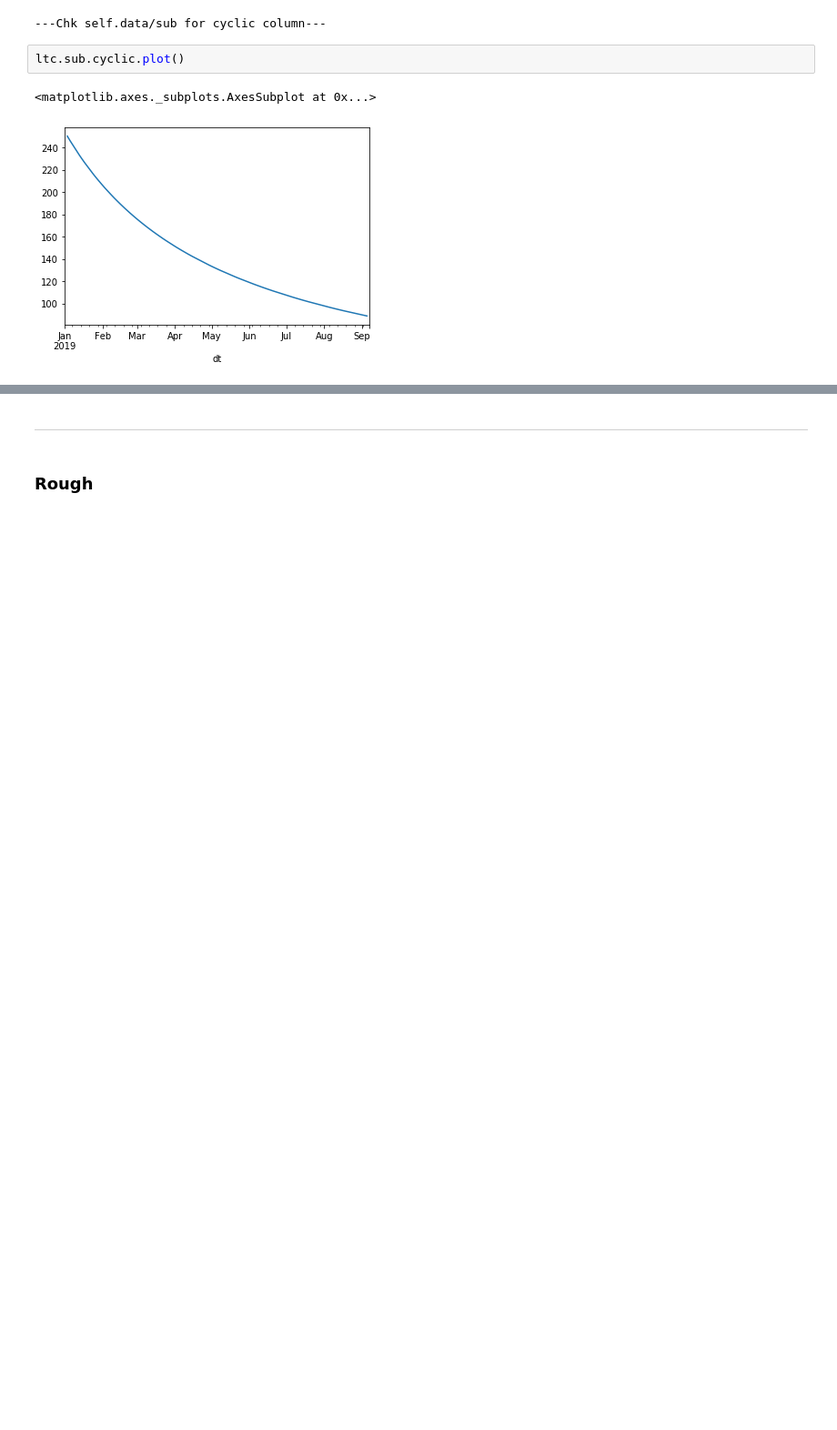
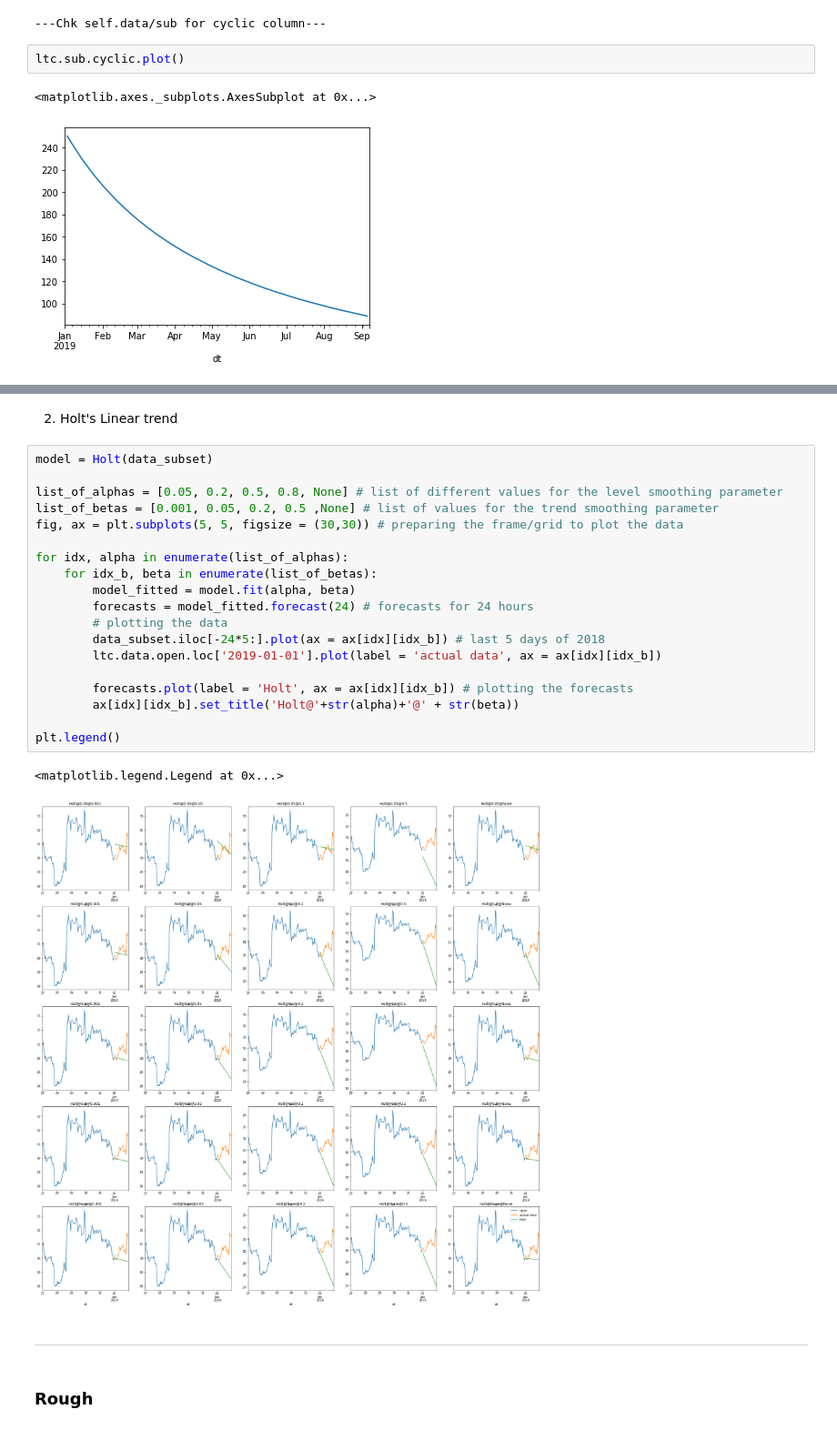
Before and after one commit to NilakshiMondal/Bitcoin-Price-Analysis, a Jupyter notebook: nbs/TS Analysis.ipynb, the cells around one changed output, grey strips where cells are left out. Shown at 91% size. Cells and saved outputs as stored; diff of their text form; blank space fills up the shorter version.

Commit message:
Added SES and Holt linear support

```diff
--- a/nbs/TS Analysis.ipynb
+++ b/nbs/TS Analysis.ipynb
@@ -400,3 +432,27 @@ ltc.sub.cyclic.plot()
+# %% [markdown]
+2) Holt's Linear trend
+# %%
+model = Holt(data_subset)
+
+list_of_alphas = [0.05, 0.2, 0.5, 0.8, None] # list of different values for the level smoothing parameter
+list_of_betas = [0.001, 0.05, 0.2, 0.5 ,None] # list of values for the trend smoothing parameter
+fig, ax = plt.subplots(5, 5, figsize = (30,30)) # preparing the frame/grid to plot the data
+
+for idx, alpha in enumerate(list_of_alphas):
+    for idx_b, beta in enumerate(list_of_betas):
+        model_fitted = model.fit(alpha, beta)
+        forecasts = model_fitted.forecast(24) # forecasts for 24 hours
+        # plotting the data
+        data_subset.iloc[-24*5:].plot(ax = ax[idx][idx_b]) # last 5 days of 2018
+        ltc.data.open.loc['2019-01-01'].plot(label = 'actual data', ax = ax[idx][idx_b])
+
+        forecasts.plot(label = 'Holt', ax = ax[idx][idx_b]) # plotting the forecasts
+        ax[idx][idx_b].set_title('Holt@'+str(alpha)+'@' + str(beta))
+
+plt.legend()
+# %% [output]
+<matplotlib.legend.Legend at 0x...>
+[figure, added]
 # %% [markdown]
 -----
 # %% [markdown]
```
Also changed, not shown: parts of 7 cells of this notebook.
